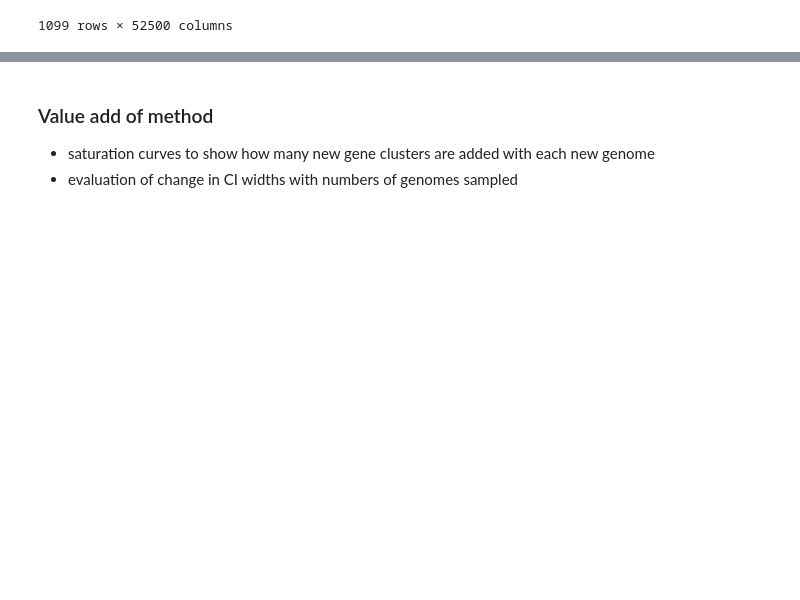
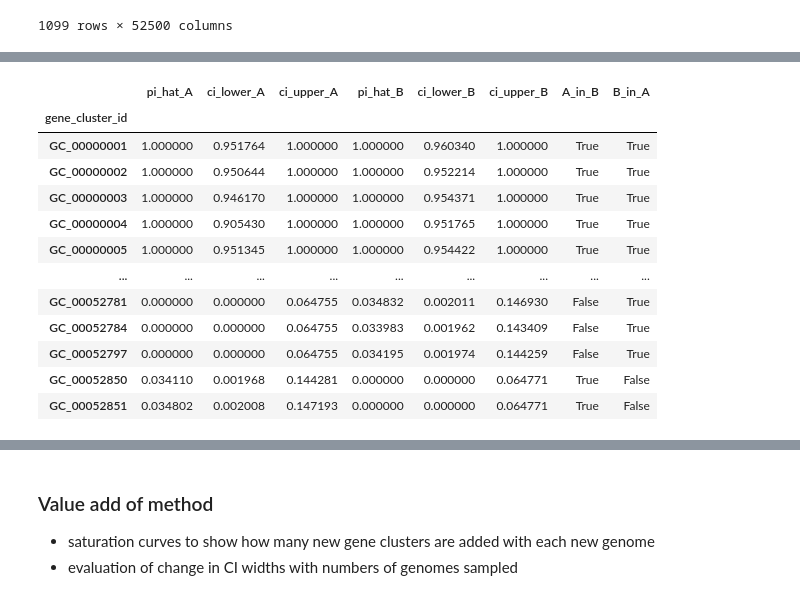
Before and after one commit to blasks/gene-prevalence, a Jupyter notebook: experiments/5-demonstration-experiments.ipynb, the cells around one changed output, grey strips where cells are left out. Saved outputs shown, nothing was run; the diff lists cells and outputs as text; code cells hidden in the pictures; blank space fills up the shorter version.

```diff
--- a/experiments/5-demonstration-experiments.ipynb
+++ b/experiments/5-demonstration-experiments.ipynb
@@ -93,2 +98,71 @@ Demonstration of the heterogeneity of the Pro population as a whole, and the hom
 # %%
-# evaluate model on two independent samples of genomes
+# evaluate predictions between clades and within the same clade
+
+# define the sample size to evaluate
+sample_size = 50
+
+# pull out clade subpopulations and create random samples for each comparison
+hlii_genomes = rng.permutation(
+    genome_metadata_df.loc[genome_metadata_df['clade'] == 'HLII', 'genome'].to_numpy(copy=True)
+)
+lli_genomes = rng.permutation(
+    genome_metadata_df.loc[genome_metadata_df['clade'] == 'LLI', 'genome'].to_numpy(copy=True)
+)
+samples = {
+    'cross-clade': {
+        'A': hlii_genomes[:sample_size],
+        'B': lli_genomes[:sample_size]
+    },
+    'within-clade': {
+        'A': hlii_genomes[:sample_size],
+        'B': hlii_genomes[sample_size:2*sample_size]
+    }
+}
+
+# fit model and compute confidence intervals for each sample
+for subset in ['cross-clade', 'within-clade']:
+    results = {}
+    for sample in ['A', 'B']:
+        genome_subset = samples[subset][sample]
+        subset_df = pa_df.loc[genome_subset].copy()
+        # fit prevalence model
+        model = BernoulliPrevalenceModel(
+            data=subset_df,
+            lambdas=completeness_series.loc[genome_subset],
+        )
+        fit = model.fit(
+            estimator="mle",
+            interval_method="likelihood_ratio",
+            alpha=ci_alpha,
+            clip=True,
+        )
+        pi_hat = fit.prevalence
+        ci_lower, ci_upper = fit.confidence_interval()
+        results[f'pi_hat_{sample}'] = pi_hat
+        results[f'ci_lower_{sample}'] = ci_lower
+        results[f'ci_upper_{sample}'] = ci_upper
+    # build results dataframe for this subset
+    df = pd.DataFrame(results, index=pa_df.columns.copy())
+    # remove gene clusters with zero prevalence in both samples
+    df = df.loc[~((df['pi_hat_A'] == 0) & (df['pi_hat_B'] == 0))]
+    # identify genes prevalence estimates that fall within the confidence interval
+    # of the other sample's prevalence estimate
+    df['A_in_B'] = (df['pi_hat_A'] >= df['ci_lower_B']) & (df['pi_hat_A'] <= df['ci_upper_B'])
+    df['B_in_A'] = (df['pi_hat_B'] >= df['ci_lower_A']) & (df['pi_hat_B'] <= df['ci_upper_A'])
+    if subset == 'cross-clade':
+        cross_clade_df = df
+        print('Cross clade comparison:')
+    else:
+        print('\nWithin clade comparison:')
+        within_clade_df = df
+    # print summary of ci overlap results
+    print(f"Proportion {r'$\hat{\pi}_A$'} within {r'$CI_B$'}: {df['A_in_B'].mean():.3f} ",
+          f"+/- {1.96 * df['A_in_B'].sem():.3f}")
+    print(f"Proportion {r'$\hat{\pi}_B$'} within {r'$CI_A$'}: {df['B_in_A'].mean():.3f} ",
+          f"+/- {1.96 * df['B_in_A'].sem():.3f}")
+    print(f"Proportion at least one {r'$\hat{\pi}$'} within other CI: ",
+          f"{((df['A_in_B'] | df['B_in_A']).mean()):.3f} ",
+          f"+/- {1.96 * ((df['A_in_B'] | df['B_in_A']).sem()):.3f}")
+
+cross_clade_df
+# %% [output]
@@ -94,0 +178,13 @@ Demonstration of the heterogeneity of the Pro population as a whole, and the hom
+|  | pi_hat_A | ci_lower_A | ci_upper_A | pi_hat_B | ci_lower_B | ci_upper_B | A_in_B | B_in_A |
+| gene_cluster_id |  |  |  |  |  |  |  |  |
+| GC_00000001 | 1.000000 | 0.951764 | 1.000000 | 1.000000 | 0.960340 | 1.000000 | True | True |
+| GC_00000002 | 1.000000 | 0.950644 | 1.000000 | 1.000000 | 0.952214 | 1.000000 | True | True |
+| GC_00000003 | 1.000000 | 0.946170 | 1.000000 | 1.000000 | 0.954371 | 1.000000 | True | True |
+| GC_00000004 | 1.000000 | 0.905430 | 1.000000 | 1.000000 | 0.951765 | 1.000000 | True | True |
+| GC_00000005 | 1.000000 | 0.951345 | 1.000000 | 1.000000 | 0.954422 | 1.000000 | True | True |
+| ... | ... | ... | ... | ... | ... | ... | ... | ... |
+| GC_00052781 | 0.000000 | 0.000000 | 0.064755 | 0.034832 | 0.002011 | 0.146930 | False | True |
+| GC_00052784 | 0.000000 | 0.000000 | 0.064755 | 0.033983 | 0.001962 | 0.143409 | False | True |
+| GC_00052797 | 0.000000 | 0.000000 | 0.064755 | 0.034195 | 0.001974 | 0.144259 | False | True |
+| GC_00052850 | 0.034110 | 0.001968 | 0.144281 | 0.000000 | 0.000000 | 0.064771 | True | False |
+| GC_00052851 | 0.034802 | 0.002008 | 0.147193 | 0.000000 | 0.000000 | 0.064771 | True | False |
```
Also changed, not shown: parts of 8 cells of this notebook.
